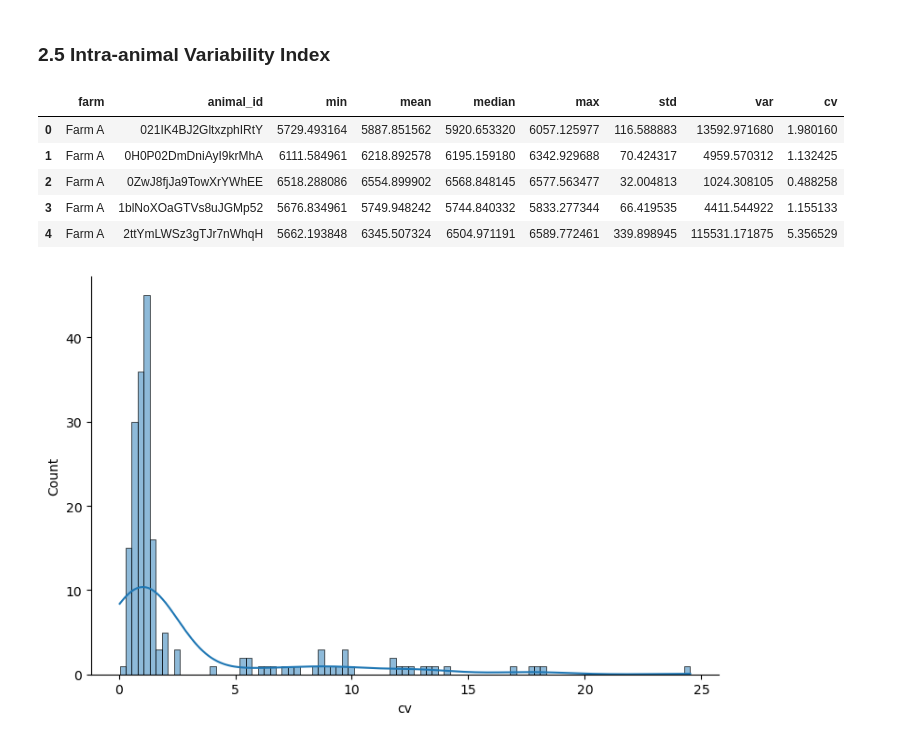
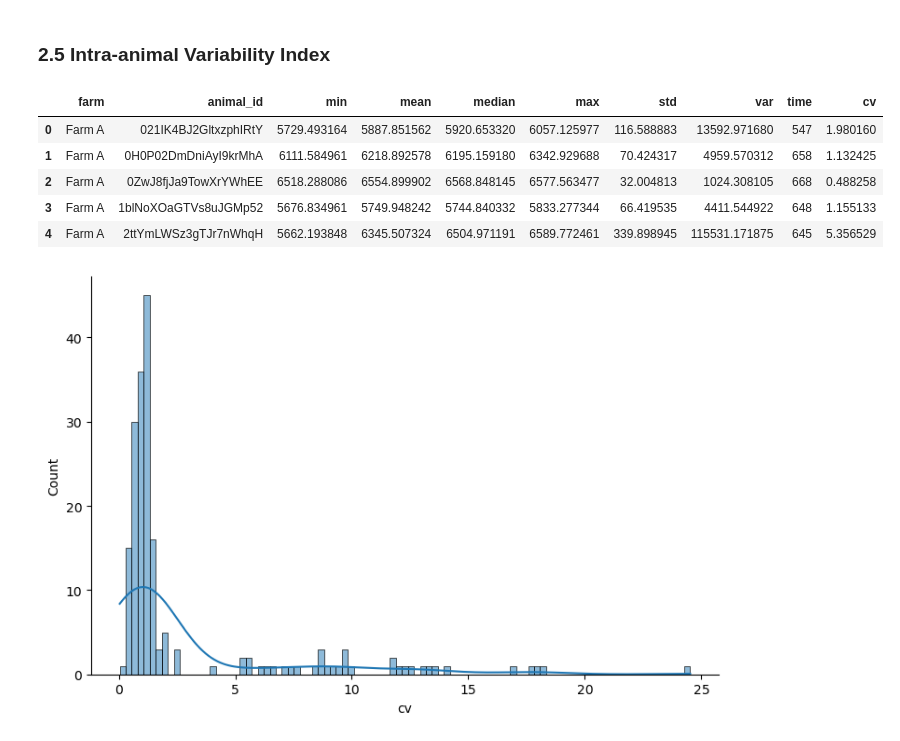
Before and after one commit to ppgzt/data-quality-and-similarity-analysis, a Jupyter notebook: 1_data_qi_and_ssim_analysis.ipynb, the cells around one changed output. Saved outputs shown, nothing was run; the diff lists cells and outputs as text; code cells hidden in the pictures.

```diff
--- a/1_data_qi_and_ssim_analysis.ipynb
+++ b/1_data_qi_and_ssim_analysis.ipynb
@@ -278,18 +278,3 @@ pd.DataFrame.from_dict(corr_dict)
 | p-value | 0.0 | 0.976854 |
 # %% [markdown]
 ### 2.4 Correlation - QI x Capture Time
-# %%
-def extract_time_in_minutes(timestamp_in_iso: datetime.datetime):
-    timestamp = datetime.datetime.fromisoformat(timestamp_in_iso)
-
-    # Extract hours and minutes attributes
-    hours = timestamp.hour
-    minutes = timestamp.minute
-
-    # Calculate the total minutes from the start of the day
-    total_minutes_today = (hours * 60) + minutes
-
-    return total_minutes_today
-
-dataset_v1['captured_at_as_min'] = dataset_v1['captured_at'].apply(extract_time_in_minutes)
-dataset_v1.shape
@@ -344,25 +327,26 @@ pd.DataFrame.from_dict(corr_dict)
 # %%
 ds_qi_by_animal_stats = dataset_v1.groupby([
     'farm','animal_id'
 ]).agg({
-    'qi':['min', 'mean', 'median', 'max', 'std', 'var']
+    'qi':['min', 'mean', 'median', 'max', 'std', 'var'],
+    'captured_at_as_min':['min'],
 }).reset_index()
 
 ds_qi_by_animal_stats.columns = [
-    'farm', 'animal_id', 'min', 'mean', 'median', 'max', 'std', 'var'
+    'farm', 'animal_id', 'min', 'mean', 'median', 'max', 'std', 'var', 'time'
 ]
 ds_qi_by_animal_stats['cv'] = ds_qi_by_animal_stats.apply(
     lambda row: row['std'] / row['mean'] * 100, axis=1
 )
 
 ds_qi_by_animal_stats.head()
 # %% [output]
-|  | farm | animal_id | min | mean | median | max | std | var | cv |
-| 0 | Farm A | 021IK4BJ2GltxzphIRtY | 5729.493164 | 5887.851562 | 5920.653320 | 6057.125977 | 116.588883 | 13592.971680 | 1.980160 |
-| 1 | Farm A | 0H0P02DmDniAyI9krMhA | 6111.584961 | 6218.892578 | 6195.159180 | 6342.929688 | 70.424317 | 4959.570312 | 1.132425 |
-| 2 | Farm A | 0ZwJ8fjJa9TowXrYWhEE | 6518.288086 | 6554.899902 | 6568.848145 | 6577.563477 | 32.004813 | 1024.308105 | 0.488258 |
-| 3 | Farm A | 1blNoXOaGTVs8uJGMp52 | 5676.834961 | 5749.948242 | 5744.840332 | 5833.277344 | 66.419535 | 4411.544922 | 1.155133 |
-| 4 | Farm A | 2ttYmLWSz3gTJr7nWhqH | 5662.193848 | 6345.507324 | 6504.971191 | 6589.772461 | 339.898945 | 115531.171875 | 5.356529 |
+|  | farm | animal_id | min | mean | median | max | std | var | time | cv |
+| 0 | Farm A | 021IK4BJ2GltxzphIRtY | 5729.493164 | 5887.851562 | 5920.653320 | 6057.125977 | 116.588883 | 13592.971680 | 547 | 1.980160 |
+| 1 | Farm A | 0H0P02DmDniAyI9krMhA | 6111.584961 | 6218.892578 | 6195.159180 | 6342.929688 | 70.424317 | 4959.570312 | 658 | 1.132425 |
+| 2 | Farm A | 0ZwJ8fjJa9TowXrYWhEE | 6518.288086 | 6554.899902 | 6568.848145 | 6577.563477 | 32.004813 | 1024.308105 | 668 | 0.488258 |
+| 3 | Farm A | 1blNoXOaGTVs8uJGMp52 | 5676.834961 | 5749.948242 | 5744.840332 | 5833.277344 | 66.419535 | 4411.544922 | 648 | 1.155133 |
+| 4 | Farm A | 2ttYmLWSz3gTJr7nWhqH | 5662.193848 | 6345.507324 | 6504.971191 | 6589.772461 | 339.898945 | 115531.171875 | 645 | 5.356529 |
 # %%
 ds_qi_by_animal_distplot = sns.displot(
     ds_qi_by_animal_stats,
```
Also changed, not shown: parts of 2 cells of this notebook, 2 other files.
